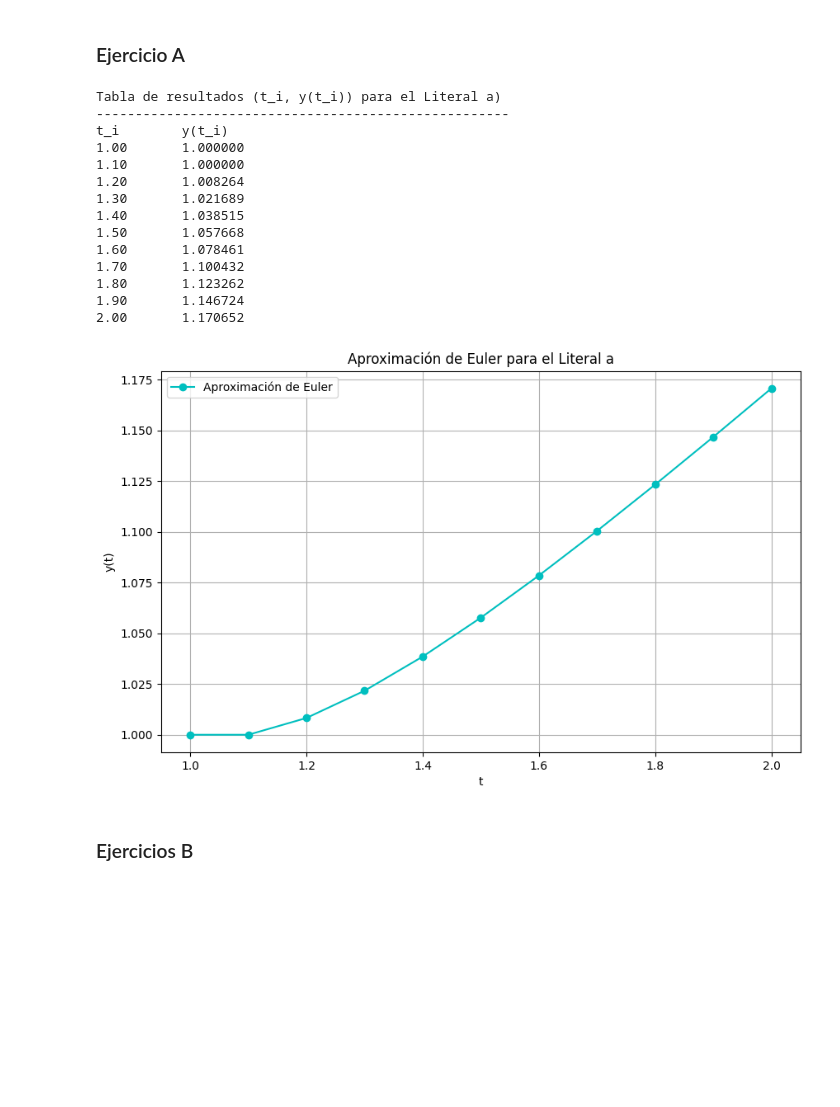
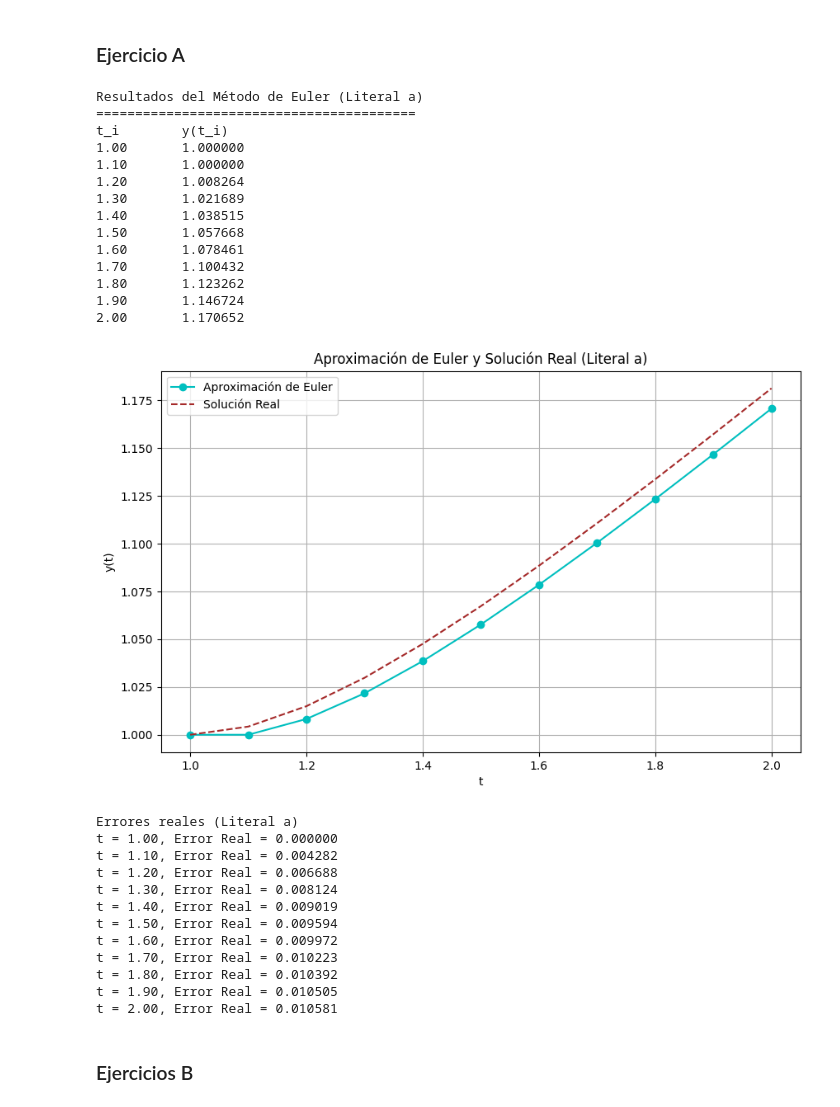
Before and after one commit to LAINE30/MN-Deberes, a Jupyter notebook: Tareas/[Tarea 12].ipynb, the cells around one changed output. Saved outputs shown, nothing was run; the diff lists cells and outputs as text; code cells hidden in the pictures; blank space fills up the shorter version.

```diff
--- a/Tareas/[Tarea 12].ipynb
+++ b/Tareas/[Tarea 12].ipynb
@@ -21,6 +23,8 @@ The autoreload extension is already loaded. To reload it, use:
 # %% [markdown]
 ### Ejercicio A
 # %%
+
+
 def ODE_euler(a: float, b: float, f, y_t0: float, N: int):
     h = (b - a) / N  # tamaño del paso
     t_values = [a + i*h for i in range(N+1)]  # valores de t
@@ -32,12 +36,11 @@ def ODE_euler(a: float, b: float, f, y_t0: float, N: int):
         y_values.append(y)
 
     # Imprimir la tabla de resultados
-    print("Tabla de resultados (t_i, y(t_i)) para el Literal a)")
-    print("-----------------------------------------------------")
-    print(f"{'t_i':<10} {'y(t_i)'}")
+    print("Resultados del Método de Euler (Literal a)")
+    print("=========================================")
+    print(f"{'t_i':<10} {'y(t_i)':<10}")
     for t, y in zip(t_values, y_values):
         print(f"{t:<10.2f} {y:.6f}")
-
     return y_values, t_values, h
 
 # Parámetros para el problema a
@@ -52,19 +55,9 @@ def f_a(t, y):
     return y / t - (y / t)**2
 
 ys_a, ts_a, h_a = ODE_euler(a=a, b=b, f=f_a, y_t0=y_t0_a, N=N_a)
-
-# Graficar los resultados
-plt.figure(figsize=(10, 6))
-plt.plot(ts_a, ys_a, marker='o', linestyle='-', color='c', label='Aproximación de Euler')
-plt.xlabel('t')
-plt.ylabel('y(t)')
-plt.title('Aproximación de Euler para el Literal a')
-plt.legend()
-plt.grid(True)
-plt.show()
 # %% [output]
-Tabla de resultados (t_i, y(t_i)) para el Literal a)
------------------------------------------------------
+Resultados del Método de Euler (Literal a)
+=========================================
 t_i        y(t_i)
 1.00       1.000000
 1.10       1.000000
@@ -77,7 +70,39 @@ t_i        y(t_i)
 1.80       1.123262
 1.90       1.146724
 2.00       1.170652
-[figure, removed]
+# %%
+# Calcular el error real para el literal a
+error_a = [abs(y_real_a(t) - y_approx) for t, y_approx in zip(ts_a, ys_a)]
+
+# Graficar los resultados
+plt.figure(figsize=(10, 6))
+plt.plot(ts_a, ys_a, marker='o', linestyle='-', color='c', label='Aproximación de Euler')
+plt.plot(ts_a, [y_real_a(t) for t in ts_a], linestyle='--', label='Solución Real', color='brown')
+plt.xlabel('t')
+plt.ylabel('y(t)')
+plt.title('Aproximación de Euler y Solución Real (Literal a)')
+plt.legend()
+plt.grid(True)
+plt.show()
+
+# Imprimir los errores reales
+print("Errores reales (Literal a)")
+for t, err in zip(ts_a, error_a):
+    print(f"t = {t:.2f}, Error Real = {err:.6f}")
+# %% [output]
+[figure, added]
+Errores reales (Literal a)
+t = 1.00, Error Real = 0.000000
+t = 1.10, Error Real = 0.004282
+t = 1.20, Error Real = 0.006688
+t = 1.30, Error Real = 0.008124
+t = 1.40, Error Real = 0.009019
+t = 1.50, Error Real = 0.009594
+t = 1.60, Error Real = 0.009972
+t = 1.70, Error Real = 0.010223
+t = 1.80, Error Real = 0.010392
+t = 1.90, Error Real = 0.010505
+t = 2.00, Error Real = 0.010581
 # %% [markdown]
 ### Ejercicios B
 # %%
```
Also changed, not shown: parts of 31 cells of this notebook.
